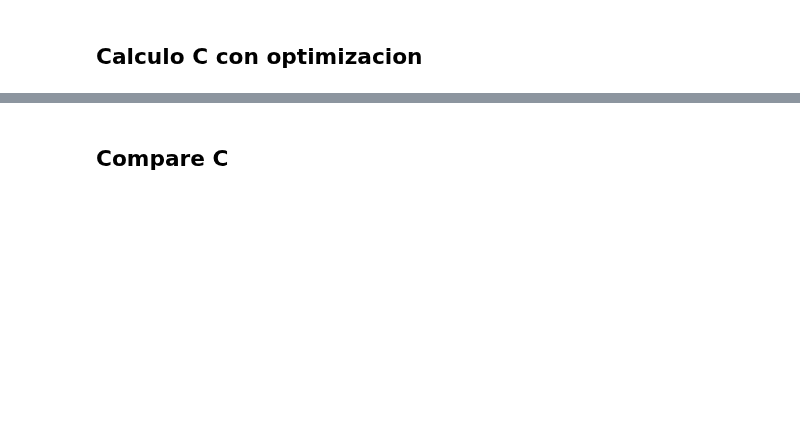
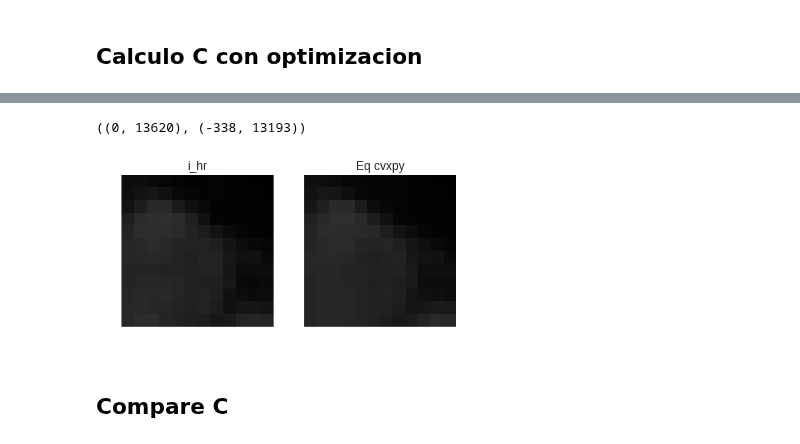
Before and after one commit to egomezsumma/iqt, a Jupyter notebook: Mapl test.ipynb, the cells around one changed output, grey strips where cells are left out. Drawn from its saved outputs; the diff is of its cells as text; code cells hidden in the pictures; blank space fills up the shorter version.

```diff
--- a/Mapl test.ipynb
+++ b/Mapl test.ipynb
@@ -242,3 +306,9 @@ minimzation op_val = 245.582987439
+# %%
+img_utils._isc(i_hr, Eq_reconst,b=b, vmin=0, vmax=i_hr.max(), titles=['i_hr', 'Eq cvxpy'])
+mm(i_hr), mm(Eq_reconst)
+# %% [output]
+((0, 13620), (-338, 13193))
+[figure, added]
 # %% [markdown]
 ## Compare C
 # %%
```
Also changed, not shown: parts of 17 cells of this notebook, 7 other files.
